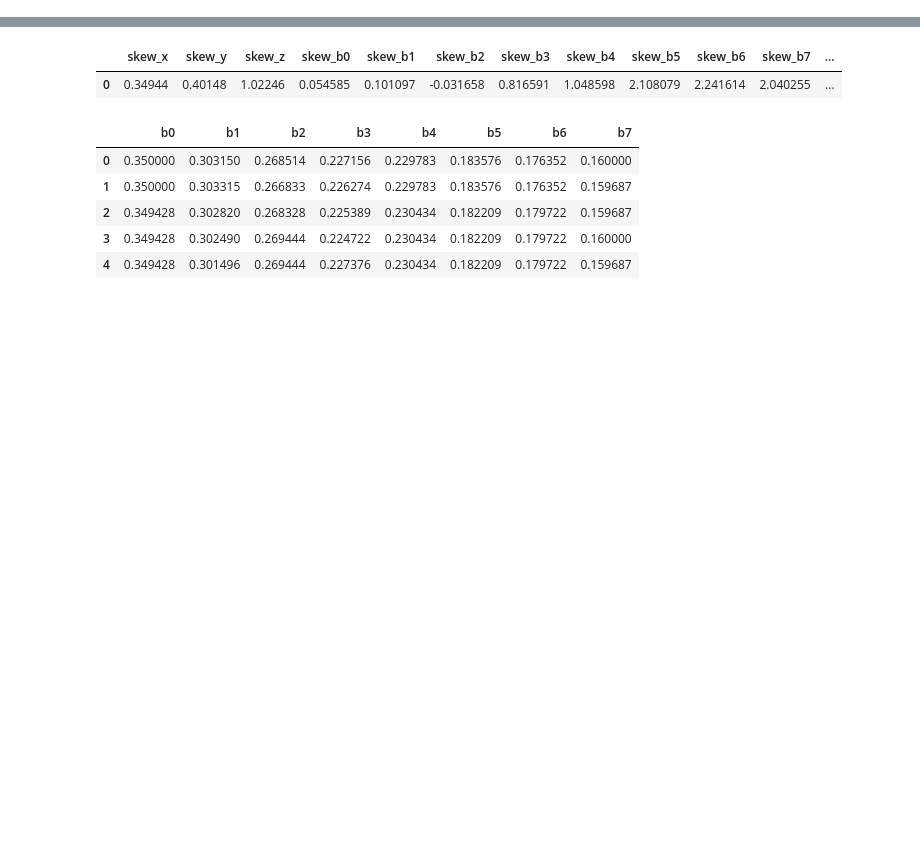
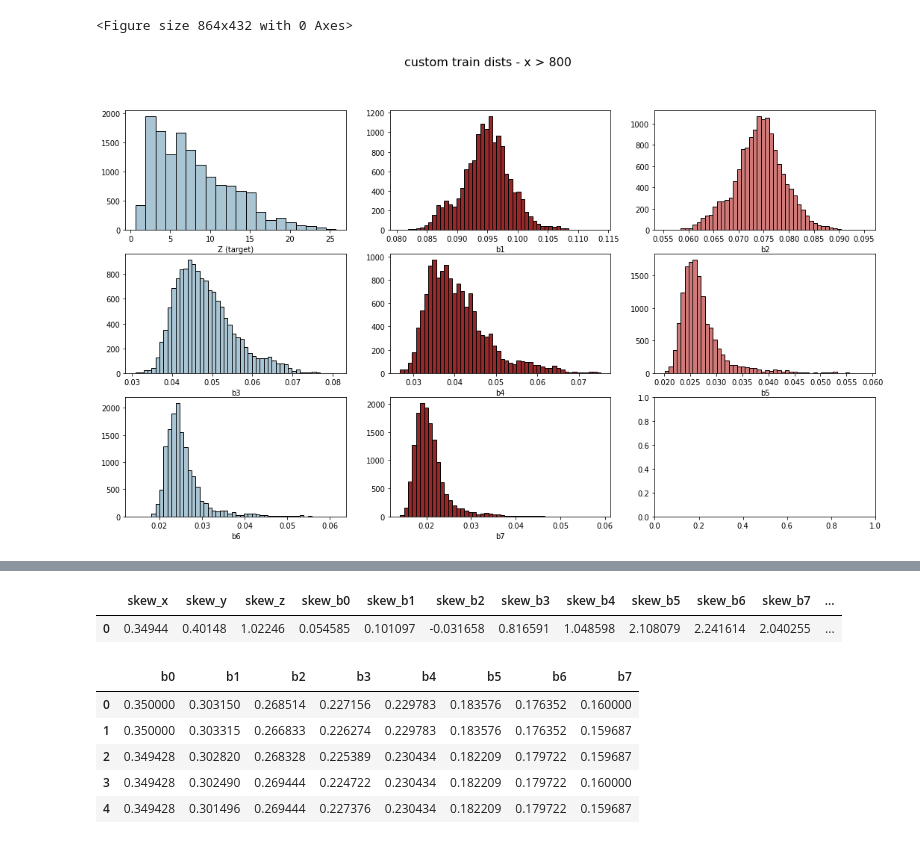
Before and after one commit to Ocean-Technologies/satellite_bathymetry, a Jupyter notebook: notebooks/exploratory_analysis.ipynb, the cells around one changed output, grey strips where cells are left out. Drawn from its saved outputs; the diff is of its cells as text; code cells hidden in the pictures; blank space fills up the shorter version.

```diff
--- a/notebooks/exploratory_analysis.ipynb
+++ b/notebooks/exploratory_analysis.ipynb
@@ -52,0 +106,9 @@ Text(0.5, 0, 'b7')
+# %%
+df_half = df.copy()
+# %%
+th = 800
+features_train_half = df_half[df_half.x > th].drop(['x', 'y', 'z'], axis=1)
+target_train_half = df_half[df_half.x > th].z
+
+features_val_half = df_half[df_half.x <= th].drop(['x', 'y', 'z'], axis=1)
+target_val_half = df_half[df_half.x <= th].z
@@ -52,0 +119,25 @@ Text(0.5, 0, 'b7')
+# %%
+plt.figure(figsize=(12,6))
+fig, axs = plt.subplots(ncols=3, nrows=3, figsize=(18, 10))
+_ = axs[0][0].hist(target_train_half, bins=20, color='#A9C5D3', edgecolor='black')
+_ = axs[0][1].hist(features_train_half.b1, bins=50, color='#952828', edgecolor='black')
+_ = axs[0][2].hist(features_train_half.b2, bins=50, color='#cf7979', edgecolor='black')
+_ = axs[1][0].hist(features_train_half.b3, bins=50, color='#A9C5D3', edgecolor='black')
+_ = axs[1][1].hist(features_train_half.b4, bins=50, color='#952828', edgecolor='black')
+_ = axs[1][2].hist(features_train_half.b5, bins=50, color='#cf7979', edgecolor='black')
+_ = axs[2][0].hist(features_train_half.b6, bins=50, color='#A9C5D3', edgecolor='black')
+_ = axs[2][1].hist(features_train_half.b7, bins=50, color='#952828', edgecolor='black')
+axs[0][0].set_xlabel('Z (target)')
+axs[0][1].set_xlabel('b1')
+axs[0][2].set_xlabel('b2')
+axs[1][0].set_xlabel('b3')
+axs[1][1].set_xlabel('b4')
+axs[1][2].set_xlabel('b5')
+axs[2][0].set_xlabel('b6')
+axs[2][1].set_xlabel('b7')
+#_ = axs[2][2].hist(df.b8, bins=20, color='#A9C5D3', edgecolor='black')
+fig.suptitle(f'custom train dists - x > {th}', fontsize=16)
+fig.savefig('charts/custom_traindata.jpg')
+# %% [output]
+<Figure size 864x432 with 0 Axes>
+[figure, added]
```
Also changed, not shown: parts of 12 cells of this notebook, 1 other file.
